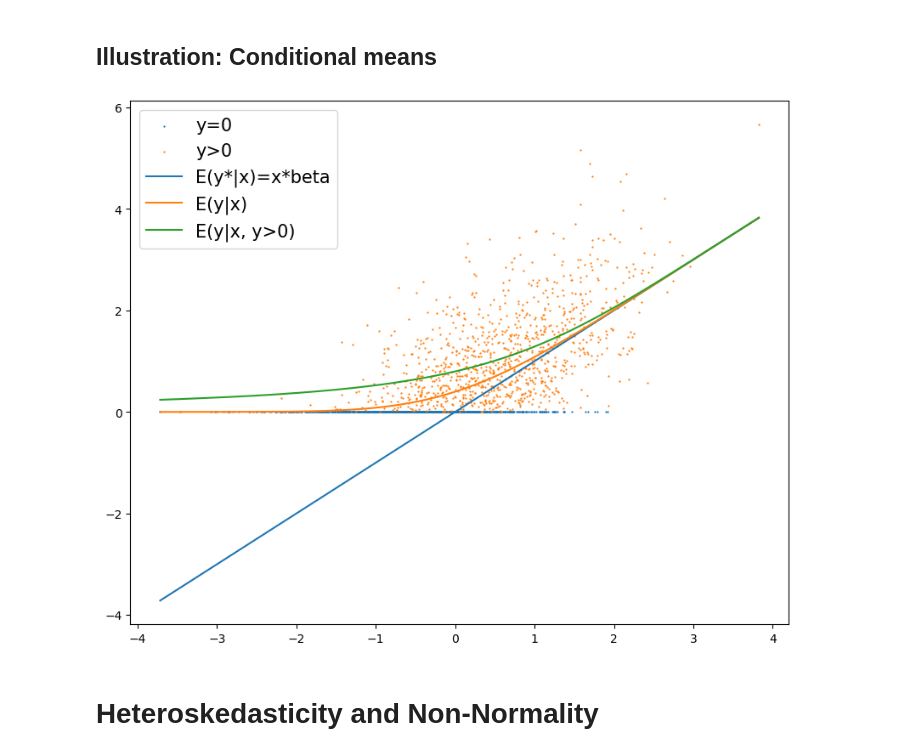
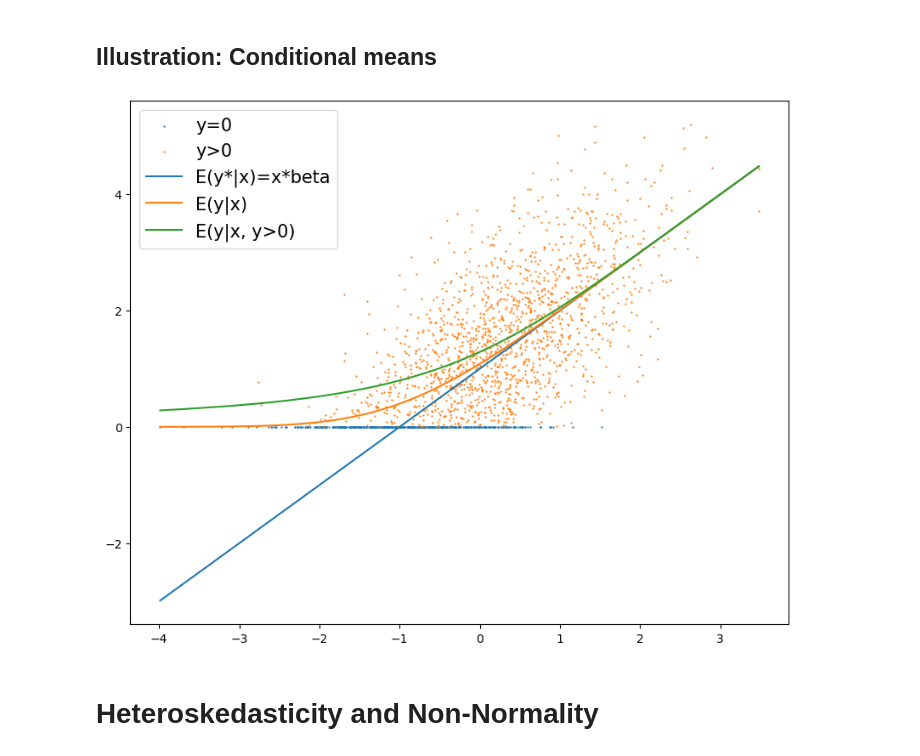
Before and after one commit to bschjerning/EconometricsB, a Jupyter notebook: lectures/16_censored_regrssion/tobit.ipynb, the cells around one changed output. Saved outputs shown, nothing was run; the diff lists cells and outputs as text; code cells hidden in the pictures.

```diff
--- a/lectures/16_censored_regrssion/tobit.ipynb
+++ b/lectures/16_censored_regrssion/tobit.ipynb
@@ -449,12 +449,12 @@ $\frac{x\beta }{\sigma }\rightarrow \infty$
 # %%
 from tobit import *
 N=2000
-beta=[0,1]
+beta=[1,1]
 sigma=1
 y, ys, x, u = sim_data(N, beta, sigma) # change parameters to change amount of truncation
 scatter_condmean(beta, sigma, x,y) # scatter with regrssion line using only observed data
 # %% [output]
-[figure, old version]
+[figure, new version]
 # %% [markdown]
 # Heteroskedasticity and Non-Normality
 # %% [markdown]
```
Also changed, not shown: parts of 6 cells of this notebook, 5 other files.
